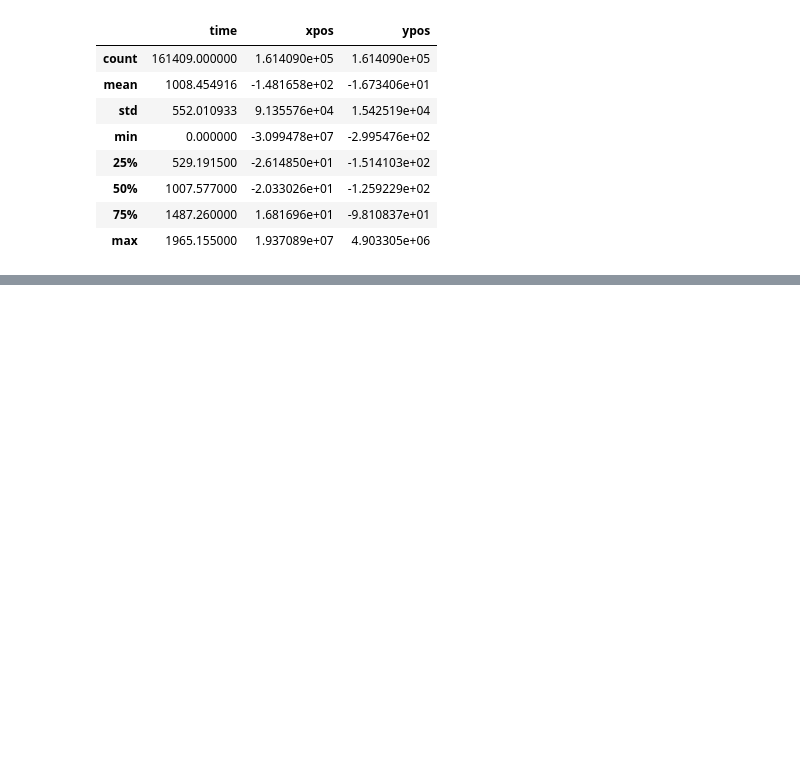
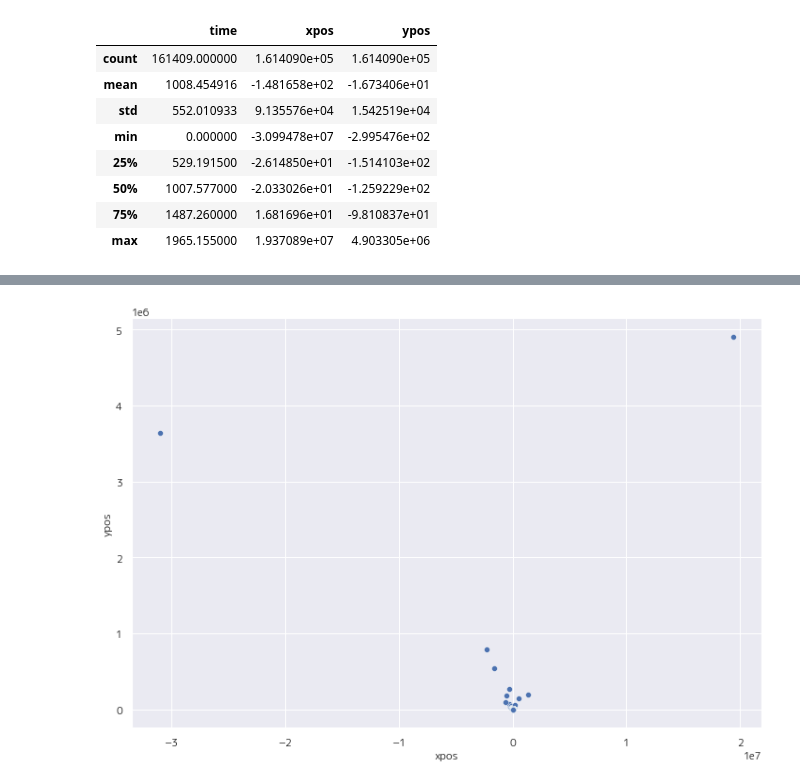
Before and after one commit to vutuanlinh2661998/pilot_analytics, a Jupyter notebook: Pilot_Analytics.ipynb, the cells around one changed output, grey strips where cells are left out. Saved outputs shown, nothing was run; the diff lists cells and outputs as text; code cells hidden in the pictures; blank space fills up the shorter version.

```diff
--- a/Pilot_Analytics.ipynb
+++ b/Pilot_Analytics.ipynb
@@ -67,14 +67,14 @@ warnings.filterwarnings('ignore')
 register_matplotlib_converters()
 sns.set_theme()
 mpl.matplotlib_fname()
-font_dirs = ['D:\\Software\\Anaconda\\Lib\\site-packages\\matplotlib\\mpl-data\\fonts\\ttf' ]
-font_files = font_manager.findSystemFonts(fontpaths=font_dirs)
-for font_file in font_files:
-    font_manager.fontManager.addfont(font_file)
-mpl.font_manager._rebuild()
-result = font_manager.findfont("Rounded Mplus 1c")
-print(result)
-mpl.rc('font', family='Rounded Mplus 1c')
+# font_dirs = ['D:\\Software\\Anaconda\\Lib\\site-packages\\matplotlib\\mpl-data\\fonts\\ttf' ]
+# font_files = font_manager.findSystemFonts(fontpaths=font_dirs)
+# for font_file in font_files:
+#     font_manager.fontManager.addfont(font_file)
+# mpl.font_manager._rebuild()
+# result = font_manager.findfont("Rounded Mplus 1c")
+# print(result)
+# mpl.rc('font', family='Rounded Mplus 1c')
 
 
 ## Get multiple outputs in the same cell
@@ -226,0 +257,4 @@ sns.pairplot(df_log.drop(columns = ['ElapsedTime[s]']))
+# %%
+scatter_plot('xpos','ypos',df_map, False)
+# %% [output]
+[figure, added]
```
Also changed, not shown: parts of 30 cells of this notebook.
